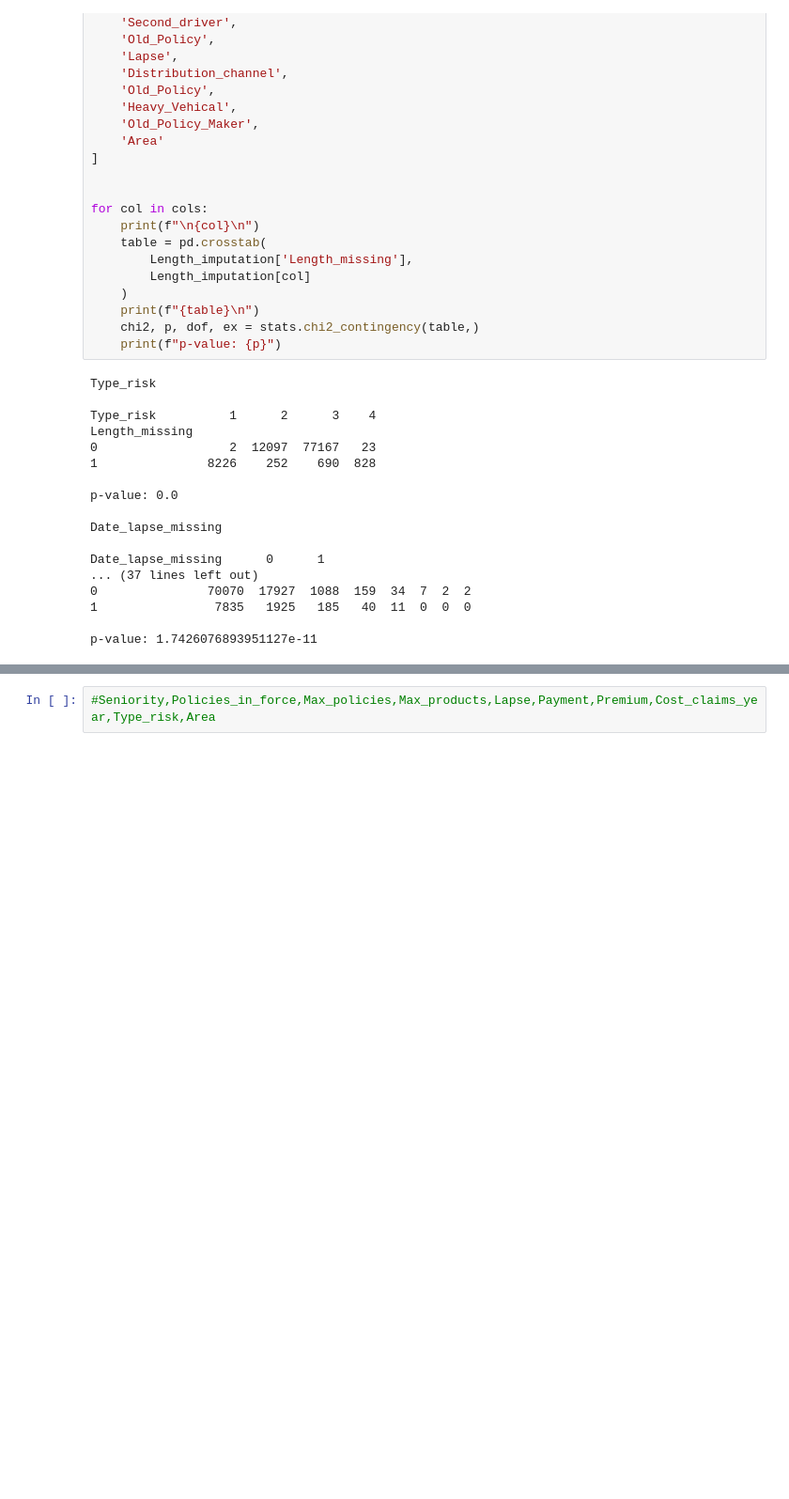
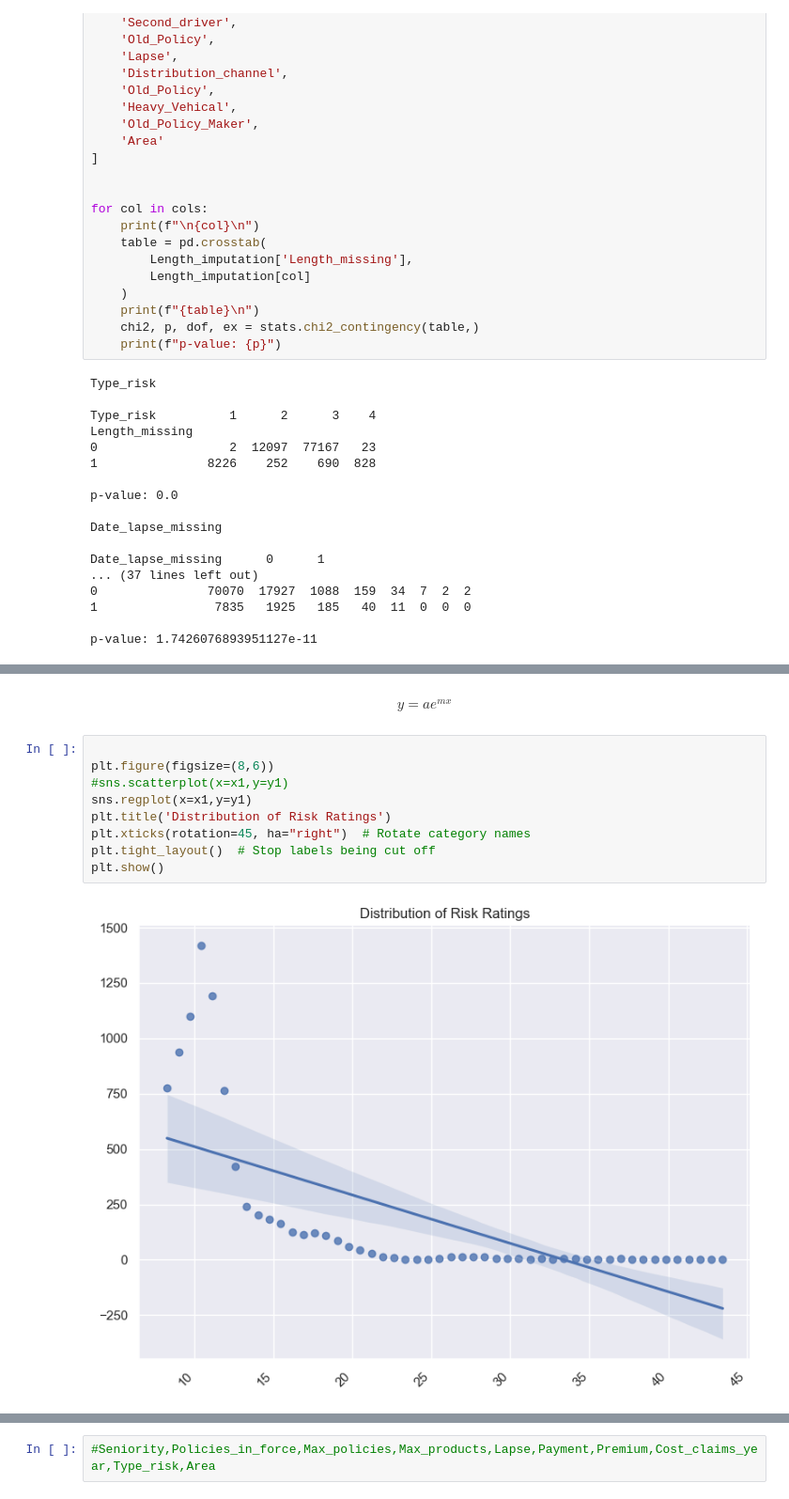
Before and after one commit to Marquis-Alloh/Motor-Insurance-Claims-Prediction-and-Pricing, a Jupyter notebook: Notebooks/Investigation.ipynb, the cells around one changed output, grey strips where cells are left out. Shown at 94% size. Saved outputs shown, nothing was run; the diff lists cells and outputs as text; blank space fills up the shorter version.

```diff
--- a/Notebooks/Investigation.ipynb
+++ b/Notebooks/Investigation.ipynb
@@ -377 +452,14 @@ given these values, a MCAR analysis seems to not be useful. This is as the p val
+# %% [markdown]
+$$y = a e^{mx}$$
+# %%
+
+plt.figure(figsize=(8,6))
+#sns.scatterplot(x=x1,y=y1)
+sns.regplot(x=x1,y=y1)
+plt.title('Distribution of Risk Ratings')
+plt.xticks(rotation=45, ha="right")  # Rotate category names
+plt.tight_layout()  # Stop labels being cut off
+plt.show()
+# %% [output]
+[figure, added]
 # %%
```
Also changed, not shown: parts of 12 cells of this notebook.
